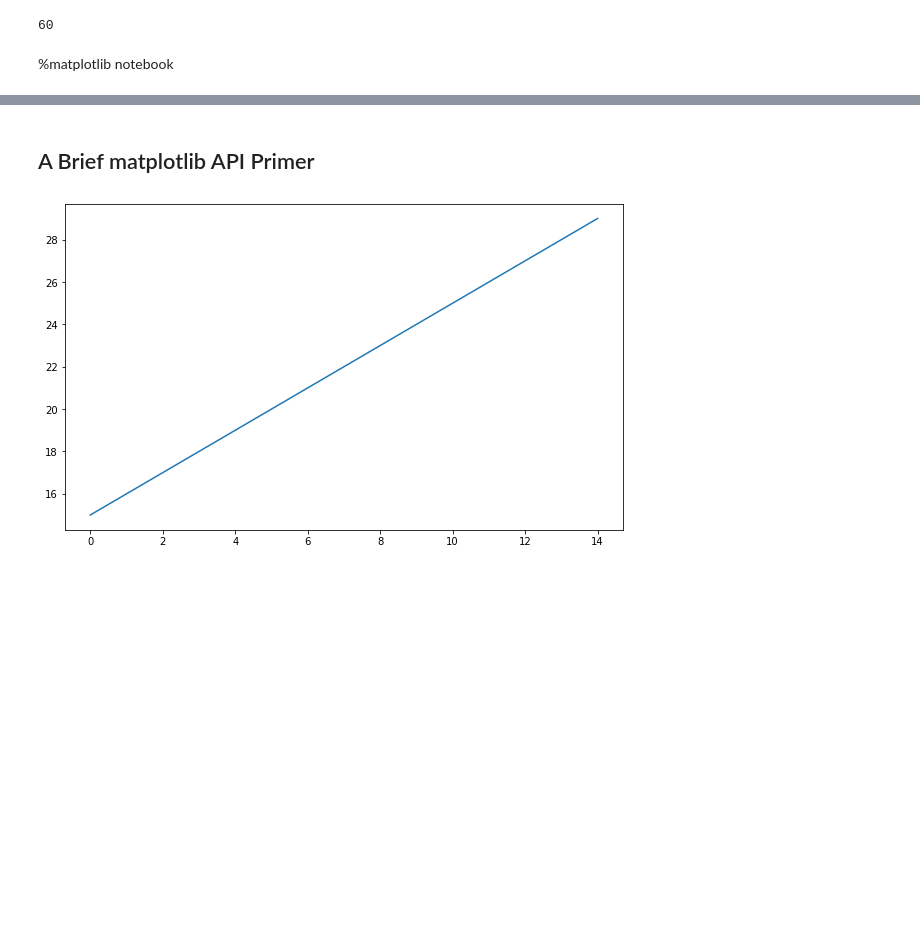
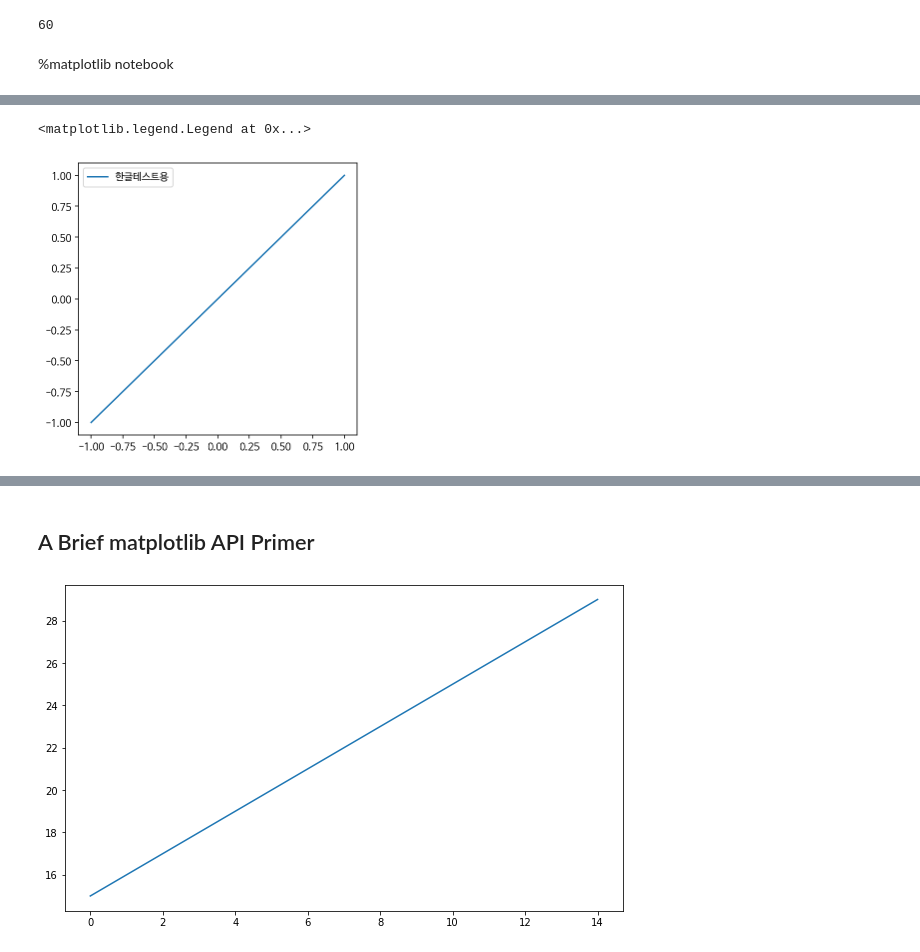
Before and after one commit to lee7py/2021-py-bigdata, a Jupyter notebook: my_ch09_study.ipynb, the cells around one changed output, grey strips where cells are left out. Cells and saved outputs as stored; diff of their text form; code cells hidden in the pictures; blank space fills up the shorter version.

```diff
--- a/my_ch09_study.ipynb
+++ b/my_ch09_study.ipynb
@@ -27,0 +53,14 @@ warnings.filterwarnings('ignore')
+# %%
+# 한글 폰트를 선명하도록 하는 파워명령어
+%config InlineBackend.figure_format = 'retina'
+
+import matplotlib as mpl
+import matplotlib.pyplot as plt
+
+# 한글 폰트 지원
+plt.rc('font', family='NanumBarunGothic')
+# 음수 부호 지원
+mpl.rcParams['axes.unicode_minus'] = False
+# %% [output]
+<matplotlib.legend.Legend at 0x...>
+[figure, added]
```
Also changed, not shown: parts of 13 cells of this notebook.
